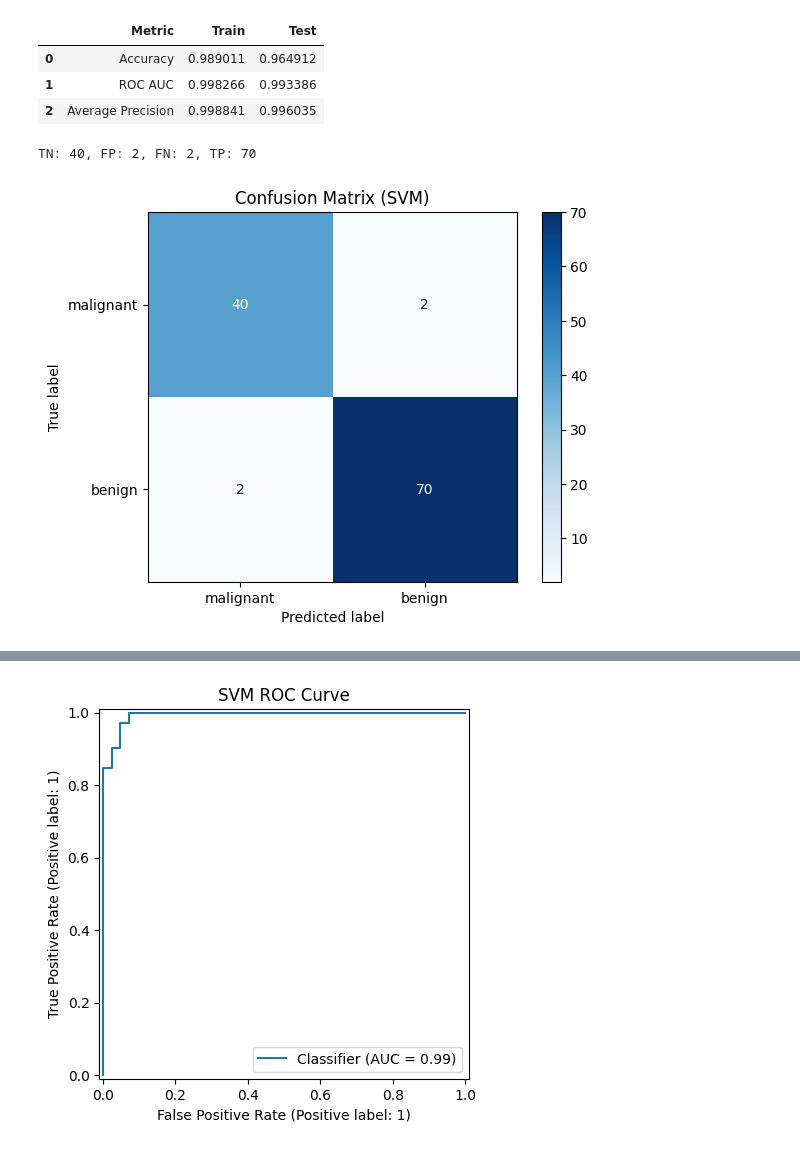
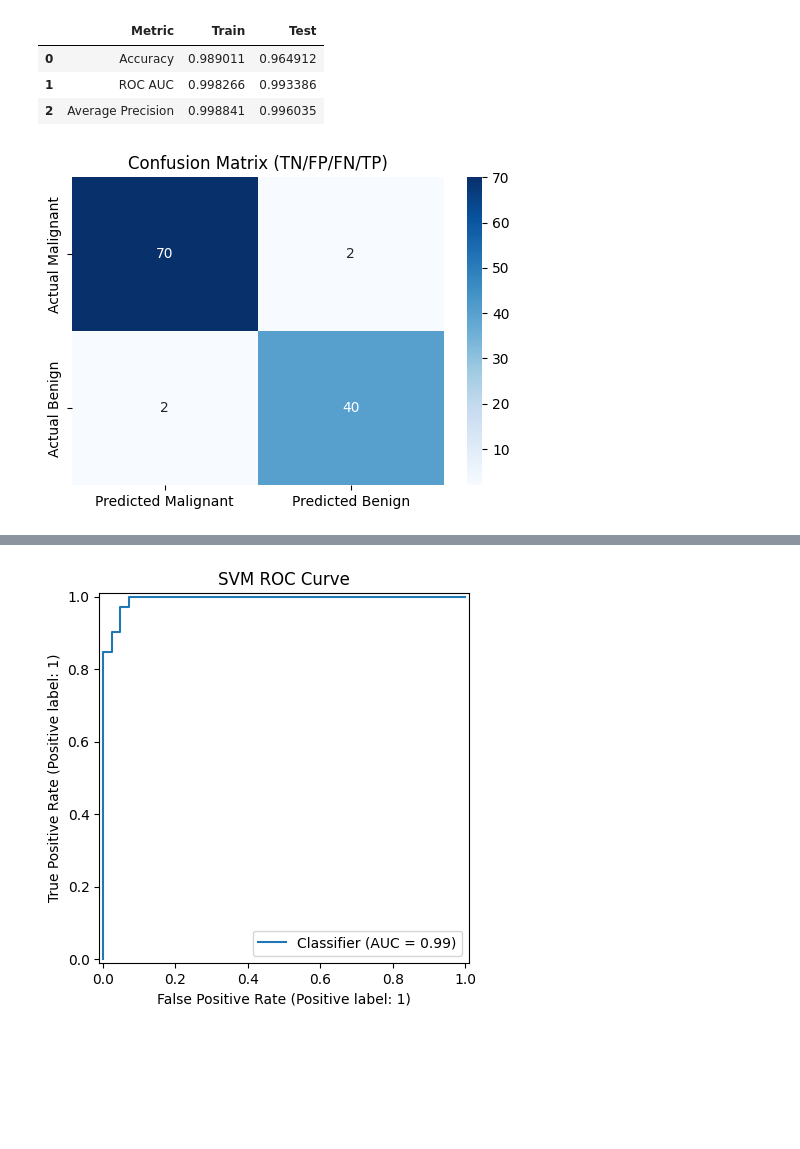
Before and after one commit to kayleepho/MATH-5750-Project-1, a Jupyter notebook: project1.ipynb, the cells around one changed output, grey strips where cells are left out. Drawn from its saved outputs; the diff is of its cells as text; code cells hidden in the pictures; blank space fills up the shorter version.

```diff
--- a/project1.ipynb
+++ b/project1.ipynb
@@ -354,26 +356,20 @@ metrics_df
 | 1 | ROC AUC | 0.998266 | 0.993386 |
 | 2 | Average Precision | 0.998841 | 0.996035 |
 # %%
-# Compute confusion matrix
-cm = confusion_matrix(y_test, y_pred)
+cm = confusion_matrix(y_test, y_test_pred, labels=[0,1])
+TN, FP, FN, TP = cm.ravel()
 
-# Map to TN, FP, FN, TP
-TN, FP, FN, TP = cm.ravel()
-print(f"TN: {TN}, FP: {FP}, FN: {FN}, TP: {TP}")
-
-# Create a labeled DataFrame for display
+# Create labeled confusion matrix
 cm_df = pd.DataFrame(
-    [[TN, FP],
-     [FN, TP]],
+    [[TP, FP],
+     [FN, TN]],
     index=['Actual Malignant', 'Actual Benign'],
     columns=['Predicted Malignant', 'Predicted Benign']
 )
 
-# Plot confusion matrix
-disp = ConfusionMatrixDisplay(cm, display_labels=data.target_names)
-disp.plot(cmap="Blues")
-plt.title("Confusion Matrix (SVM)")
+plt.figure(figsize=(6,4))
+sns.heatmap(cm_df, annot=True, fmt="d", cmap="Blues")
+plt.title("Confusion Matrix (TN/FP/FN/TP)")
 plt.show()
 # %% [output]
-TN: 40, FP: 2, FN: 2, TP: 70
-[figure, old version]
+[figure, new version]
```
Also changed, not shown: parts of 8 cells of this notebook.
